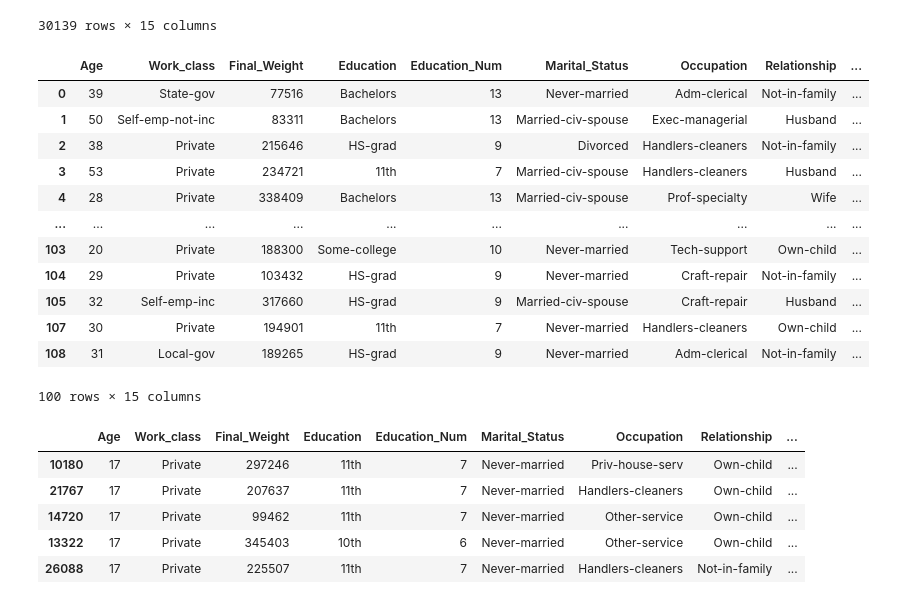
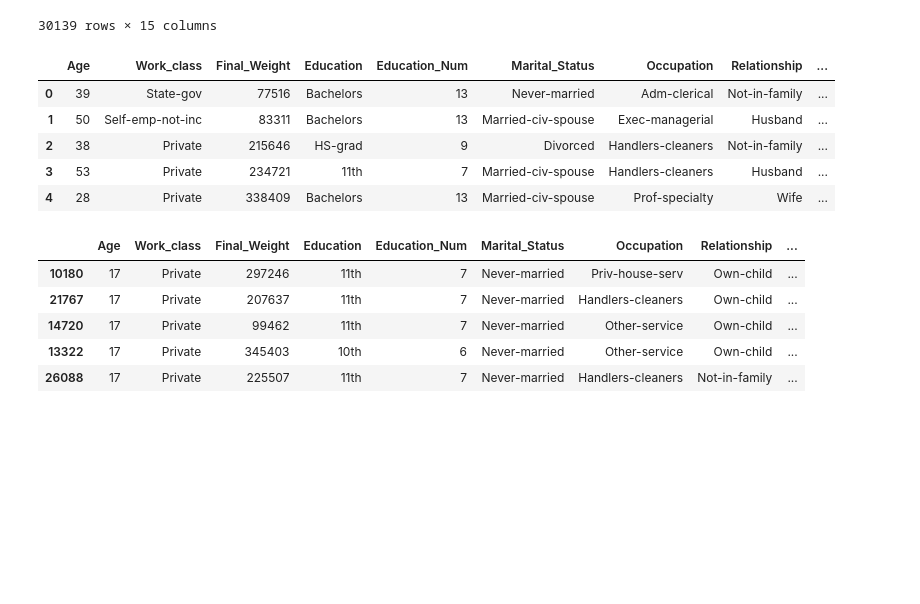
Before and after one commit to ShamalRthnayaka/Income-Prediction, a Jupyter notebook: DataPreprocessing.ipynb, the cells around one changed output. Cells and saved outputs as stored; diff of their text form; code cells hidden in the pictures; blank space fills up the shorter version.

```diff
--- a/DataPreprocessing.ipynb
+++ b/DataPreprocessing.ipynb
@@ -214,21 +277,14 @@ adult_data.drop_duplicates()
 | 32560 | 52 | Self-emp-inc | 287927 | HS-grad | 9 | Married-civ-spouse | Exec-managerial | Wife | ... |
 30139 rows × 15 columns
 # %%
-adult_data.head(100)
+adult_data.head()
 # %% [output]
 |  | Age | Work_class | Final_Weight | Education | Education_Num | Marital_Status | Occupation | Relationship | ... |
 | 0 | 39 | State-gov | 77516 | Bachelors | 13 | Never-married | Adm-clerical | Not-in-family | ... |
 | 1 | 50 | Self-emp-not-inc | 83311 | Bachelors | 13 | Married-civ-spouse | Exec-managerial | Husband | ... |
 | 2 | 38 | Private | 215646 | HS-grad | 9 | Divorced | Handlers-cleaners | Not-in-family | ... |
 | 3 | 53 | Private | 234721 | 11th | 7 | Married-civ-spouse | Handlers-cleaners | Husband | ... |
 | 4 | 28 | Private | 338409 | Bachelors | 13 | Married-civ-spouse | Prof-specialty | Wife | ... |
-| ... | ... | ... | ... | ... | ... | ... | ... | ... | ... |
-| 103 | 20 | Private | 188300 | Some-college | 10 | Never-married | Tech-support | Own-child | ... |
-| 104 | 29 | Private | 103432 | HS-grad | 9 | Never-married | Craft-repair | Not-in-family | ... |
-| 105 | 32 | Self-emp-inc | 317660 | HS-grad | 9 | Married-civ-spouse | Craft-repair | Husband | ... |
-| 107 | 30 | Private | 194901 | 11th | 7 | Never-married | Handlers-cleaners | Own-child | ... |
-| 108 | 31 | Local-gov | 189265 | HS-grad | 9 | Never-married | Adm-clerical | Not-in-family | ... |
-100 rows × 15 columns
 # %%
 # Sort the DataFrame by the 'Age' column in ascending order
 adult_data = adult_data.sort_values(by='Age')
```
Also changed, not shown: parts of 14 cells of this notebook, 1 other file.
